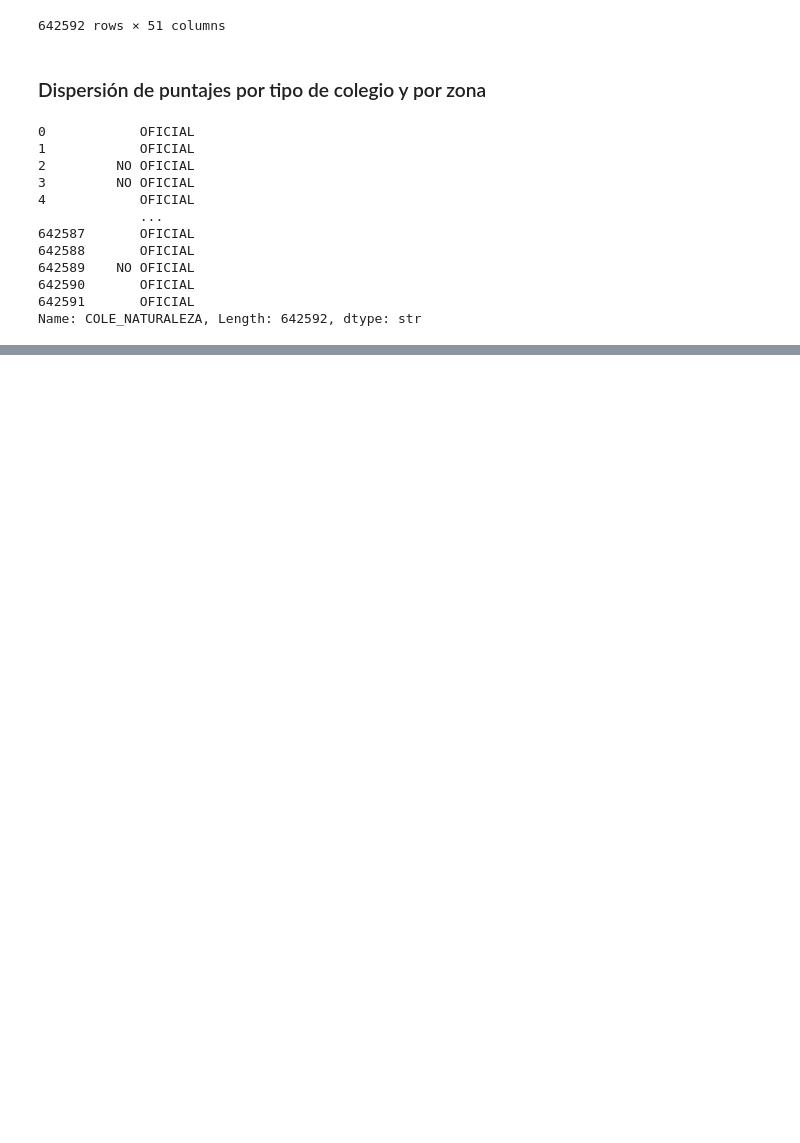
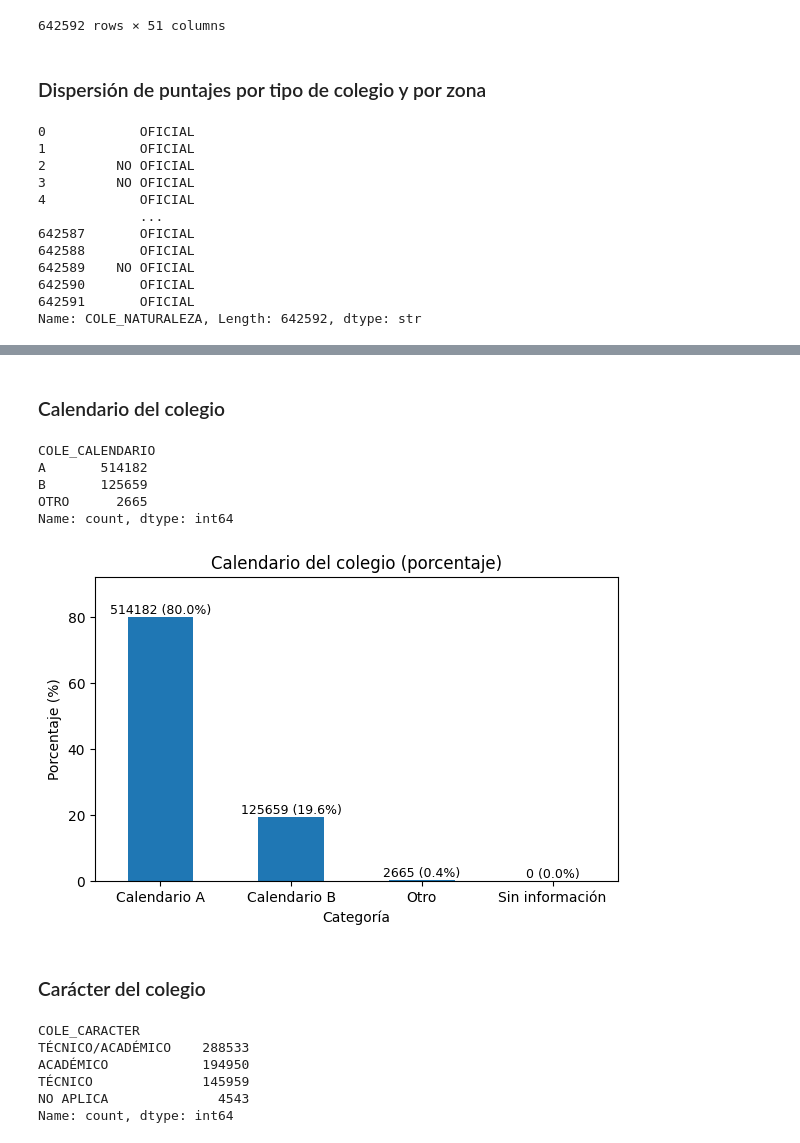
Before and after one commit to juancamilogoomezz/Proyecto-1, a Jupyter notebook: Experimentar Jeronimo.ipynb, the cells around one changed output, grey strips where cells are left out. Drawn from its saved outputs; the diff is of its cells as text; code cells hidden in the pictures; blank space fills up the shorter version.

```diff
--- a/Experimentar Jeronimo.ipynb
+++ b/Experimentar Jeronimo.ipynb
@@ -470,0 +602,64 @@ fig.show()
+# %% [markdown]
+### Calendario del colegio
+# %%
+df["COLE_CALENDARIO"].value_counts()
+# %% [output]
+COLE_CALENDARIO
+A       514182
+B       125659
+OTRO      2665
+Name: count, dtype: int64
+# %%
+columna = "COLE_CALENDARIO"
+
+col = (df[columna]
+       .astype("string")
+       .str.strip()
+       .str.upper()
+       .replace({
+           "A": "Calendario A",
+           "B": "Calendario B"
+       })
+       .fillna("Sin dato")
+)
+
+
+col = col.where(col.isin(["Calendario A", "Calendario B", "Sin dato"]), "Otro")
+
+counts = col.value_counts(dropna=False)
+prop = col.value_counts(normalize=True, dropna=False) * 100
+
+orden = ["Calendario A", "Calendario B", "Otro", "Sin información"]
+counts = counts.reindex(orden, fill_value=0)
+prop = prop.reindex(orden, fill_value=0)
+
+plt.figure(figsize=(6,4))
+ax = prop.plot(kind="bar")
+
+plt.title("Calendario del colegio (porcentaje)")
+plt.xlabel("Categoría")
+plt.ylabel("Porcentaje (%)")
+plt.xticks(rotation=0)
+
+for i, categoria in enumerate(prop.index):
+    porcentaje = prop.loc[categoria]
+    n = counts.loc[categoria]
+    ax.text(i, porcentaje, f"{n} ({porcentaje:.1f}%)",
+            ha="center", va="bottom", fontsize=9)
+
+ax.set_ylim(0, prop.max() * 1.15 if prop.max() > 0 else 1)
+plt.tight_layout()
+plt.show()
+# %% [output]
+[figure, added]
+# %% [markdown]
+### Carácter del colegio
+# %%
+df["COLE_CARACTER"].value_counts()
+# %% [output]
+COLE_CARACTER
+TÉCNICO/ACADÉMICO    288533
+ACADÉMICO            194950
+TÉCNICO              145959
+NO APLICA              4543
+Name: count, dtype: int64
```
Also changed, not shown: parts of 11 cells of this notebook.
